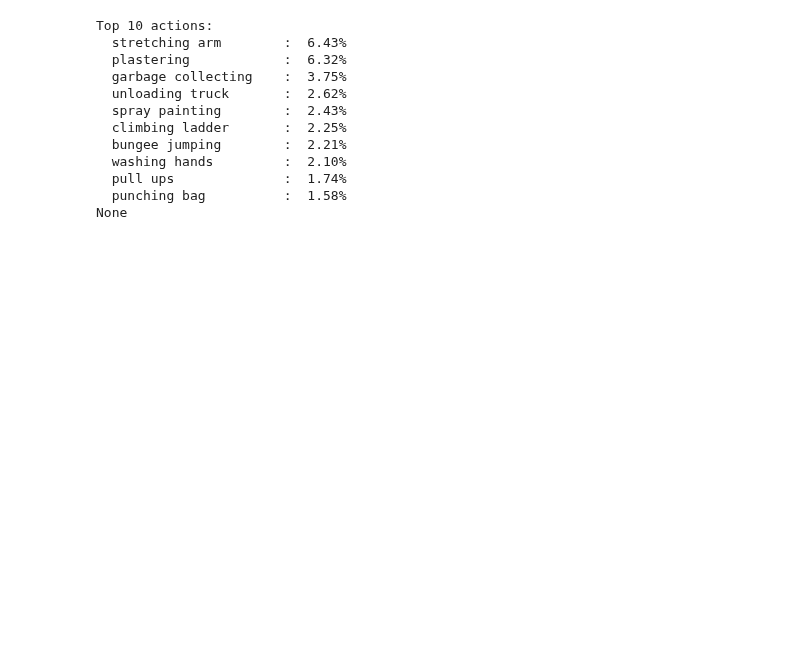
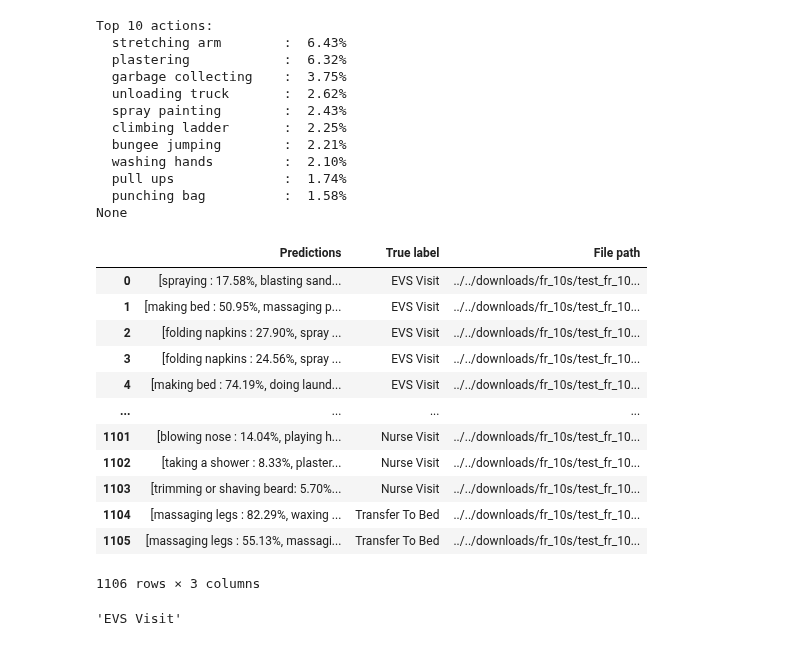
Before and after one commit to AI-For-Wearables-PAM/activity-recog, a Jupyter notebook: model_types/inflated_3d/tf2.ipynb, the cells around one changed output. Cells and saved outputs as stored; diff of their text form; code cells hidden in the pictures; blank space fills up the shorter version.

Commit message:
Add inflated_3d test data
Signed-off-by: James Cole <40645190+jamescoledesign@users.noreply.github.com>

```diff
--- a/model_types/inflated_3d/tf2.ipynb
+++ b/model_types/inflated_3d/tf2.ipynb
@@ -400,3 +400,23 @@ dir = "../../data"
 fname = "2024-11-18-inflated3d-test_fr_10s"
 save_path = f"{dir}/{fname}.csv"
 predictions_df.to_csv(save_path, index=False)
+# %%
+predictions_df
+# %% [output]
+|  | Predictions | True label | File path |
+| 0 | [spraying : 17.58%, blasting sand... | EVS Visit | ../../downloads/fr_10s/test_fr_10... |
+| 1 | [making bed : 50.95%, massaging p... | EVS Visit | ../../downloads/fr_10s/test_fr_10... |
+| 2 | [folding napkins : 27.90%, spray ... | EVS Visit | ../../downloads/fr_10s/test_fr_10... |
+| 3 | [folding napkins : 24.56%, spray ... | EVS Visit | ../../downloads/fr_10s/test_fr_10... |
+| 4 | [making bed : 74.19%, doing laund... | EVS Visit | ../../downloads/fr_10s/test_fr_10... |
+| ... | ... | ... | ... |
+| 1101 | [blowing nose : 14.04%, playing h... | Nurse Visit | ../../downloads/fr_10s/test_fr_10... |
+| 1102 | [taking a shower : 8.33%, plaster... | Nurse Visit | ../../downloads/fr_10s/test_fr_10... |
+| 1103 | [trimming or shaving beard: 5.70%... | Nurse Visit | ../../downloads/fr_10s/test_fr_10... |
+| 1104 | [massaging legs : 82.29%, waxing ... | Transfer To Bed | ../../downloads/fr_10s/test_fr_10... |
+| 1105 | [massaging legs : 55.13%, massagi... | Transfer To Bed | ../../downloads/fr_10s/test_fr_10... |
+1106 rows × 3 columns
+# %%
+predictions_df['True label'][0]
+# %% [output]
+'EVS Visit'
```
Also changed, not shown: parts of 1 cell of this notebook, 1 other file.
